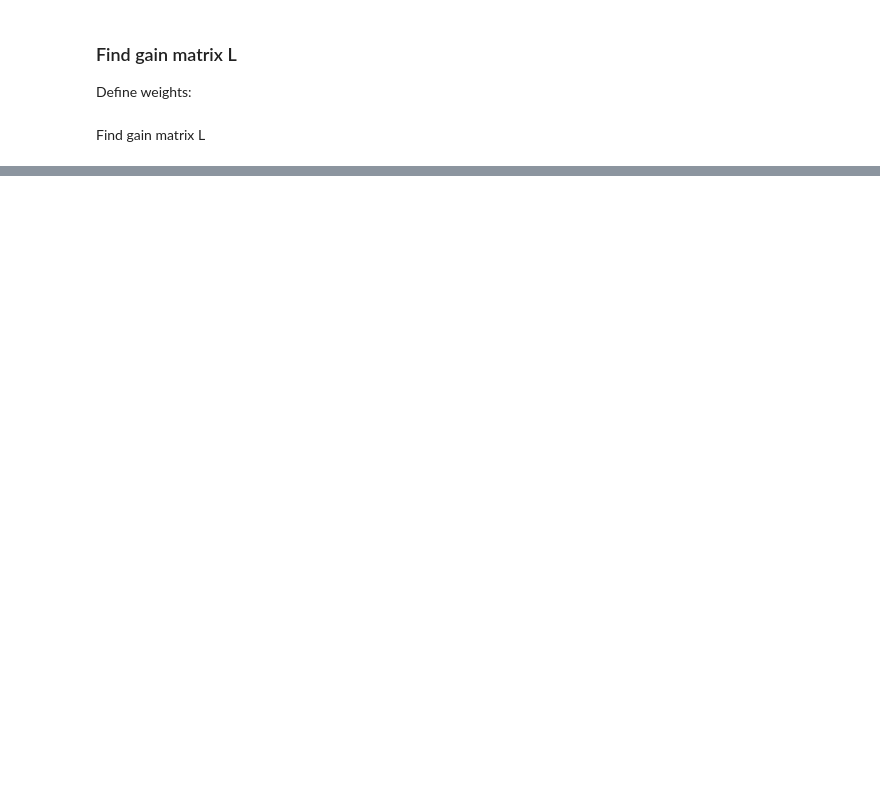
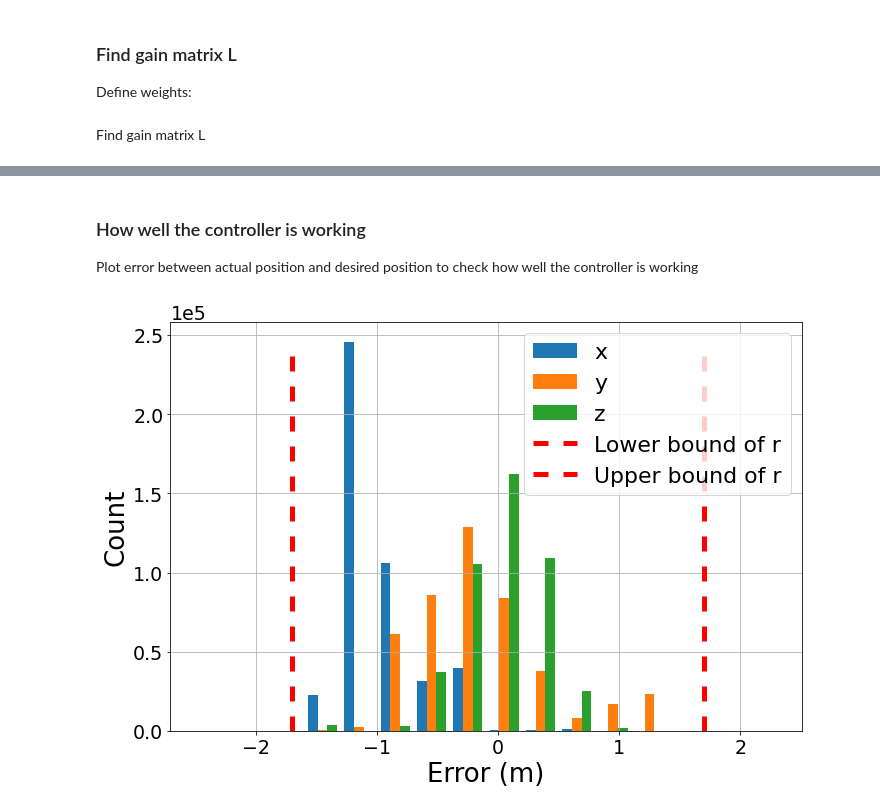
Before and after one commit to TheHosen/ae353-sp22, a Jupyter notebook: projects/04_drone/DP4.ipynb, the cells around one changed output, grey strips where cells are left out. Drawn from its saved outputs; the diff is of its cells as text; code cells hidden in the pictures; blank space fills up the shorter version.

```diff
--- a/projects/04_drone/DP4.ipynb
+++ b/projects/04_drone/DP4.ipynb
@@ -700,0 +811,32 @@ simulator.set_rules(
+# %% [markdown]
+### How well the controller is working
+
+Plot error between actual position and desired position to check how well the controller is working
+# %%
+#Creating histogram
+fig, ax = plt.subplots(figsize =(10, 7))
+ax.hist([err_x_cont, err_y_cont, err_z_cont], bins = np.arange(-2.5, 2.5, .3),label = ['x', 'y', 'z'])
+ax.set_xlabel("Error (m)", fontsize=26)
+ax.set_ylabel("Count", fontsize=26)
+ax.tick_params(labelsize=19)
+ax.ticklabel_format(style='scientific', scilimits=(0, 0), axis='y')
+ax.yaxis.offsetText.set_fontsize(19)
+
+#Plot upper bound of step r
+ax.axvline(x = -1.7, ymin = 0, ymax = .95, linestyle = (0,(3,3)), color = 'r', linewidth = 5, label = 'Lower bound of r')
+
+#Plot lower bound of step r
+ax.axvline(x = 1.7, ymin = 0, ymax = 0.95, color = 'r', linestyle = (0,(3,3)), linewidth = 5, label = 'Upper bound of r')
+
+#legend and grid to make it pretty
+ax.legend(loc='best', fontsize = 22)
+ax.grid()
+
+#force consistent figure size
+plt.rcParams.update({'figure.autolayout': True})
+fig.savefig('Controller.png', facecolor='white', transparent=False)
+
+# Show plot
+plt.show()
+# %% [output]
+[figure, added]
```
Also changed, not shown: parts of 124 cells of this notebook.
